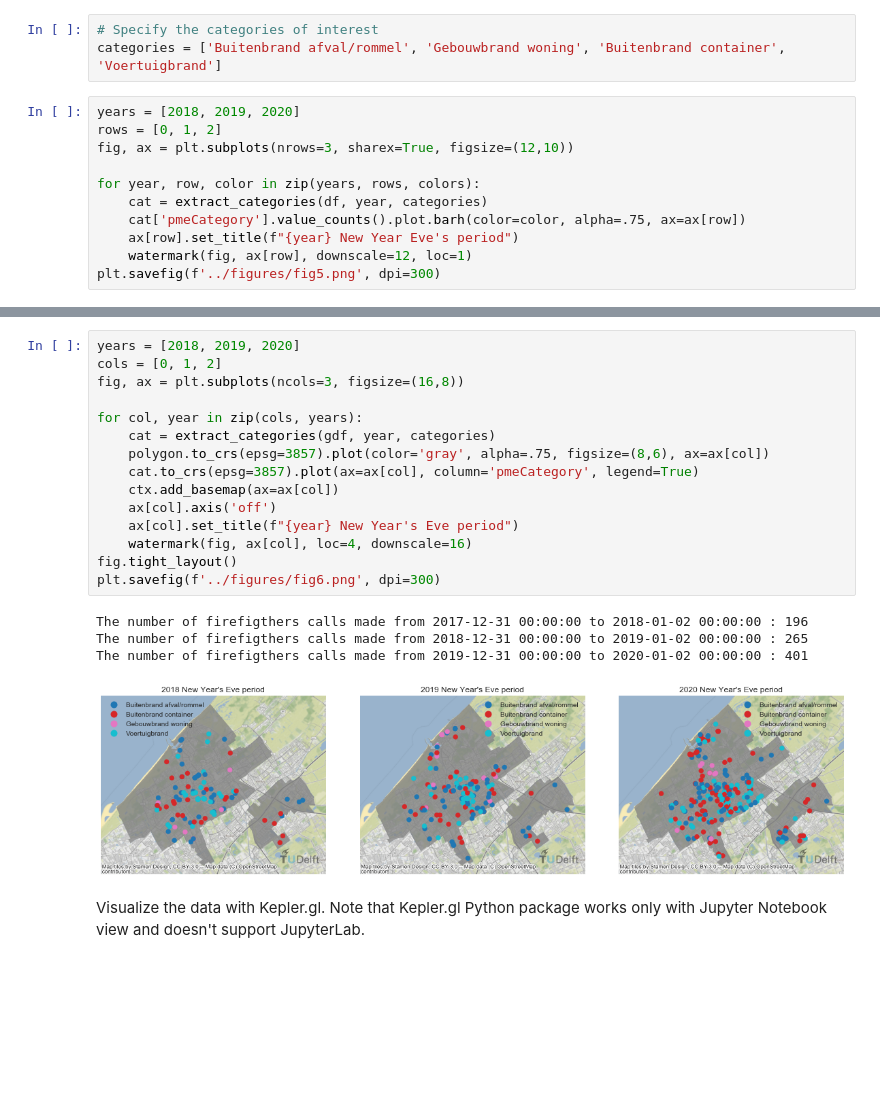
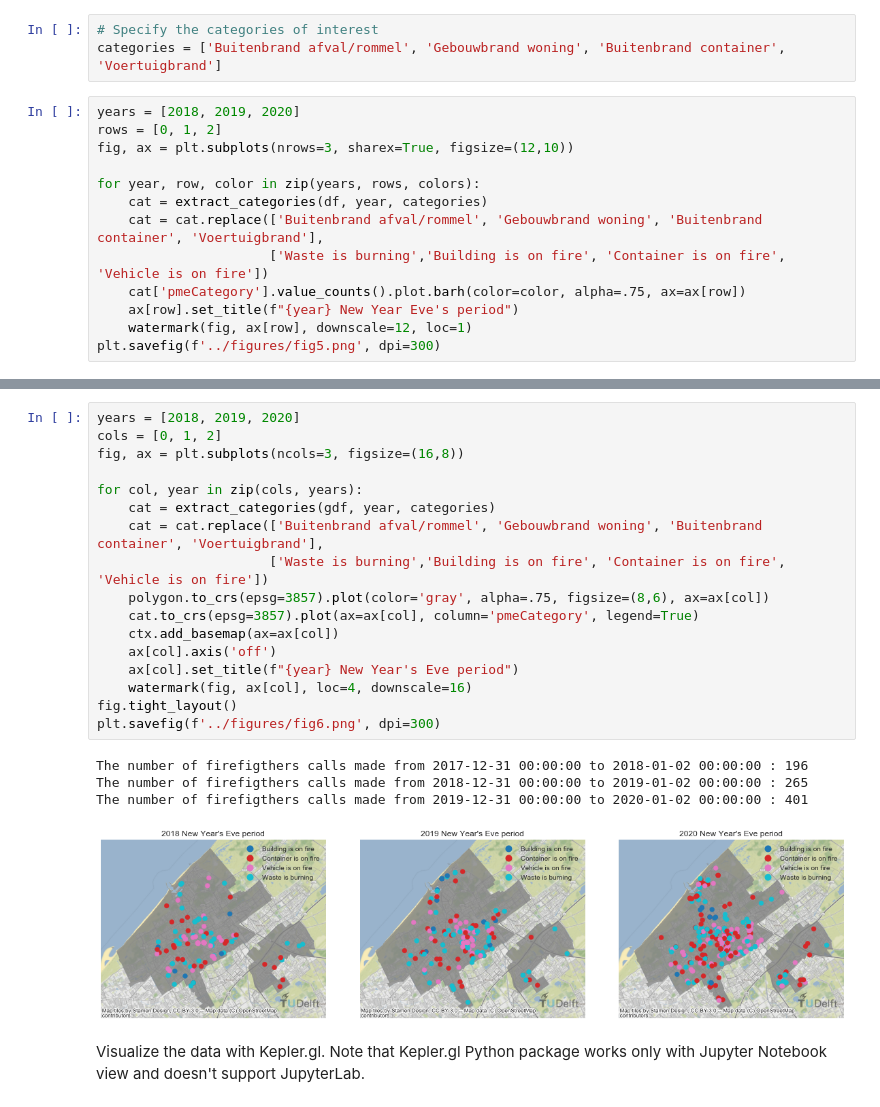
Before and after one commit to mikhailsirenko/firefighters-calls, a Jupyter notebook: notebooks/main.ipynb, the cells around one changed output, grey strips where cells are left out. Cells and saved outputs as stored; diff of their text form; blank space fills up the shorter version.

Commit message:
Update figures

```diff
--- a/notebooks/main.ipynb
+++ b/notebooks/main.ipynb
@@ -175,6 +175,8 @@ fig, ax = plt.subplots(nrows=3, sharex=True, figsize=(12,10))
 
 for year, row, color in zip(years, rows, colors):
     cat = extract_categories(df, year, categories)
+    cat = cat.replace(['Buitenbrand afval/rommel', 'Gebouwbrand woning', 'Buitenbrand container', 'Voertuigbrand'],
+                      ['Waste is burning','Building is on fire', 'Container is on fire', 'Vehicle is on fire'])
     cat['pmeCategory'].value_counts().plot.barh(color=color, alpha=.75, ax=ax[row])
     ax[row].set_title(f"{year} New Year Eve's period")
     watermark(fig, ax[row], downscale=12, loc=1)
@@ -187,23 +189,25 @@ The number of firefigthers calls made from 2019-12-31 00:00:00 to 2020-01-02 00:
 # %%
 years = [2018, 2019, 2020]
 cols = [0, 1, 2]
 fig, ax = plt.subplots(ncols=3, figsize=(16,8))
 
 for col, year in zip(cols, years):
     cat = extract_categories(gdf, year, categories)
+    cat = cat.replace(['Buitenbrand afval/rommel', 'Gebouwbrand woning', 'Buitenbrand container', 'Voertuigbrand'],
+                      ['Waste is burning','Building is on fire', 'Container is on fire', 'Vehicle is on fire'])
     polygon.to_crs(epsg=3857).plot(color='gray', alpha=.75, figsize=(8,6), ax=ax[col])
     cat.to_crs(epsg=3857).plot(ax=ax[col], column='pmeCategory', legend=True)
     ctx.add_basemap(ax=ax[col])
     ax[col].axis('off')
     ax[col].set_title(f"{year} New Year's Eve period")
     watermark(fig, ax[col], loc=4, downscale=16)
 fig.tight_layout()
 plt.savefig(f'../figures/fig6.png', dpi=300)
 # %% [output]
 The number of firefigthers calls made from 2017-12-31 00:00:00 to 2018-01-02 00:00:00 : 196
 The number of firefigthers calls made from 2018-12-31 00:00:00 to 2019-01-02 00:00:00 : 265
 The number of firefigthers calls made from 2019-12-31 00:00:00 to 2020-01-02 00:00:00 : 401
-[figure, old version]
+[figure, new version]
 # %% [markdown]
 Visualize the data with Kepler.gl. Note that Kepler.gl Python package works only with Jupyter Notebook view and doesn't support JupyterLab.
 # %%
```
Also changed, not shown: parts of 2 cells of this notebook, 2 other files.
